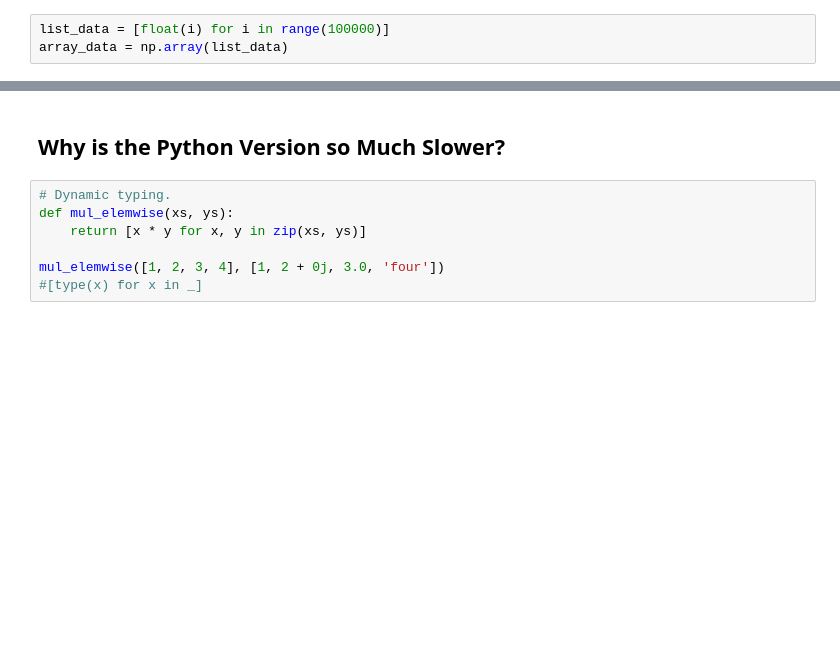
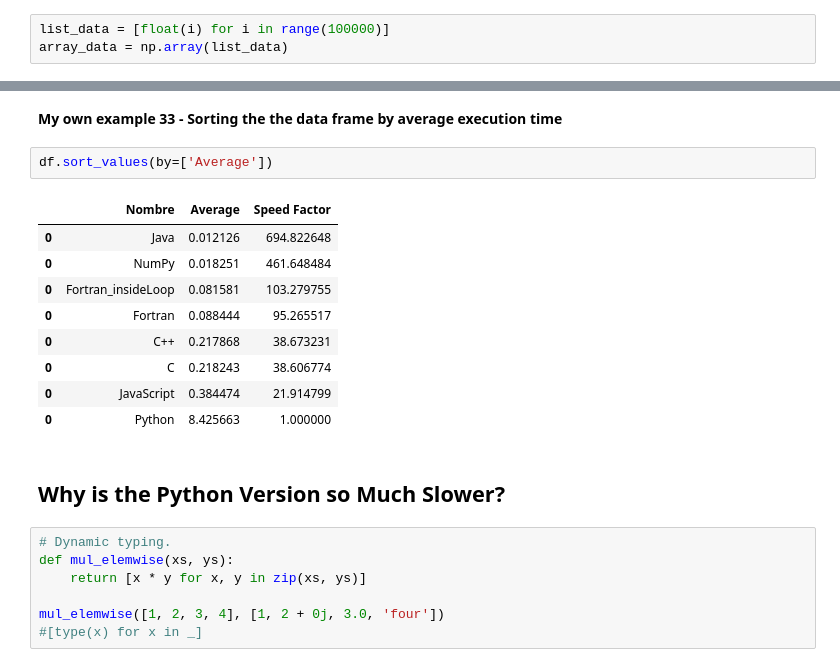
Before and after one commit to lalopezpa/AlgorithmsUN2022II, a Jupyter notebook: lalopezpa_Lab2.ipynb, the cells around one changed output, grey strips where cells are left out. Drawn from its saved outputs; the diff is of its cells as text; blank space fills up the shorter version.

```diff
--- a/lalopezpa_Lab2.ipynb
+++ b/lalopezpa_Lab2.ipynb
@@ -606,3 +864,17 @@ Wall time: 267 µs
+# %% [markdown]
+**My own example 33 - Sorting the the data frame by average execution time**
+# %%
+df.sort_values(by=['Average'])
+# %% [output]
+|  | Nombre | Average | Speed Factor |
+| 0 | Java | 0.012126 | 694.822648 |
+| 0 | NumPy | 0.018251 | 461.648484 |
+| 0 | Fortran_insideLoop | 0.081581 | 103.279755 |
+| 0 | Fortran | 0.088444 | 95.265517 |
+| 0 | C++ | 0.217868 | 38.673231 |
+| 0 | C | 0.218243 | 38.606774 |
+| 0 | JavaScript | 0.384474 | 21.914799 |
+| 0 | Python | 8.425663 | 1.000000 |
 # %% [markdown]
 ## Why is the Python Version so Much Slower?
 # %%
```
Also changed, not shown: parts of 144 cells of this notebook.
